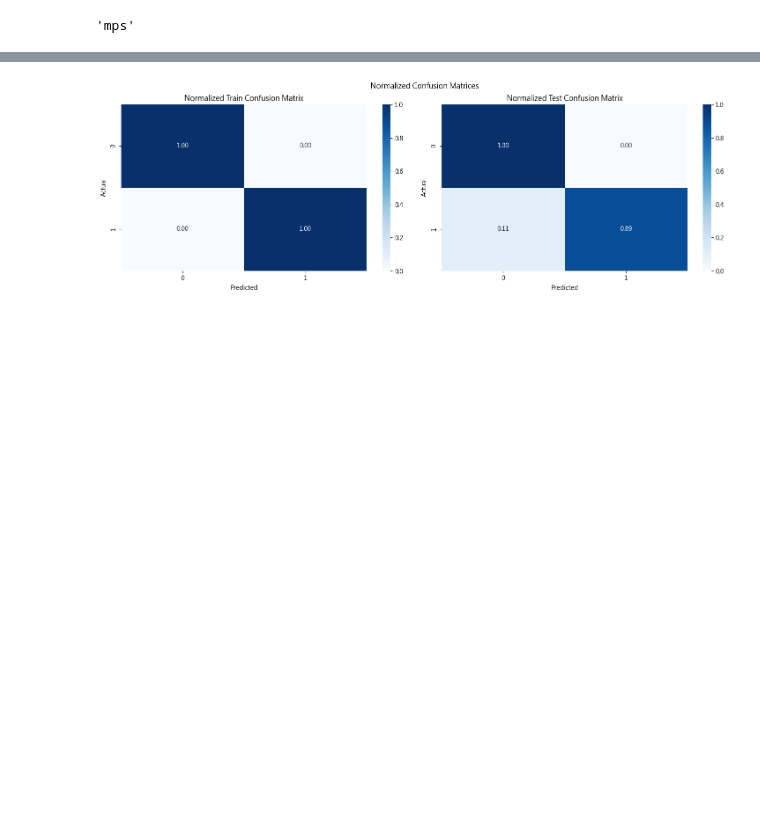
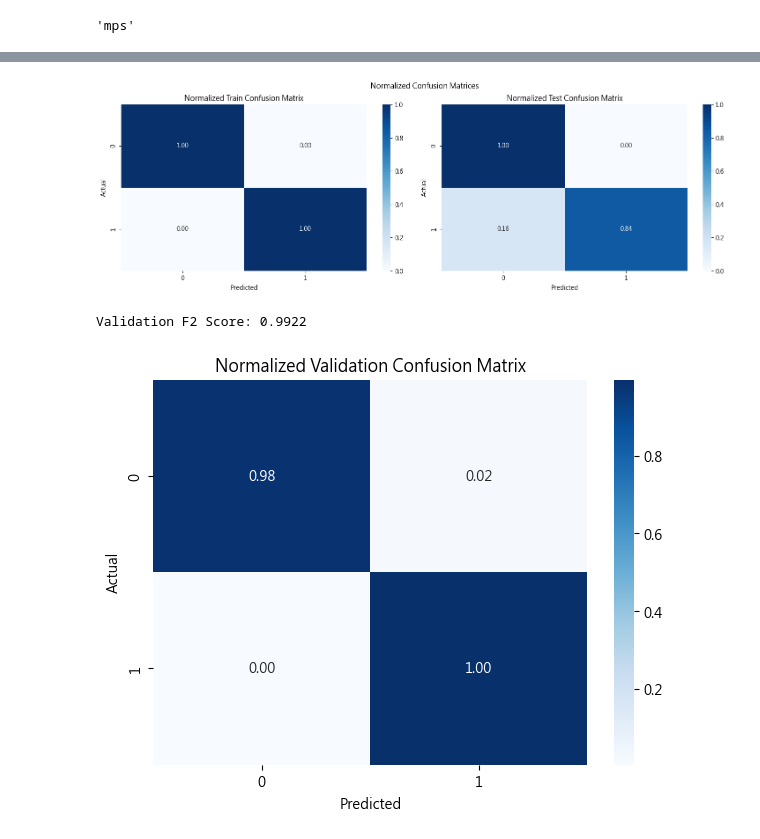
Before and after one commit to JimSu-TW/2024_Spring_DeepLearning_FinalProject, a Jupyter notebook: Classifier/MLP_10Fold.ipynb, the cells around one changed output, grey strips where cells are left out. Drawn from its saved outputs; the diff is of its cells as text; code cells hidden in the pictures; blank space fills up the shorter version.

```diff
--- a/Classifier/MLP_10Fold.ipynb
+++ b/Classifier/MLP_10Fold.ipynb
@@ -169,3 +192,3 @@ def train_mlp_model_with_f2_score(df, model_path, scaler_path):
 # %%
-train_mlp_model_with_f2_score(tfidf_all_data, '../Data/Model/tfidf_mlp_10fold_model.pth.gz', '../Data/Model/tfidf_10fold_scaler.pkl.gz')
+train_mlp_model_with_f2_score(tfidf_train_data, tfidf_val_data, '../Data/Model/tfidf_mlp_10fold_model.pth.gz', '../Data/Model/tfidf_10fold_scaler.pkl.gz')
 # %% [output]
@@ -189,2 +212,4 @@ Average F2 Score: 0.9060
 [figure]
+Validation F2 Score: 0.9922
+[figure, added]
 # %%
```
Also changed, not shown: parts of 8 cells of this notebook, 38 other files.
